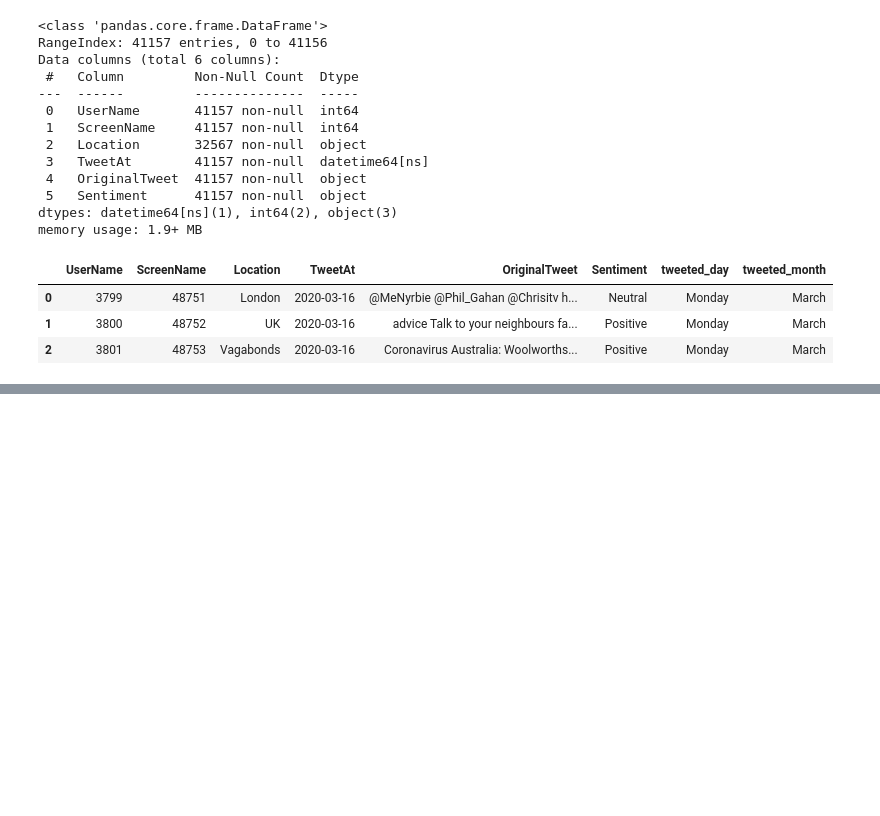
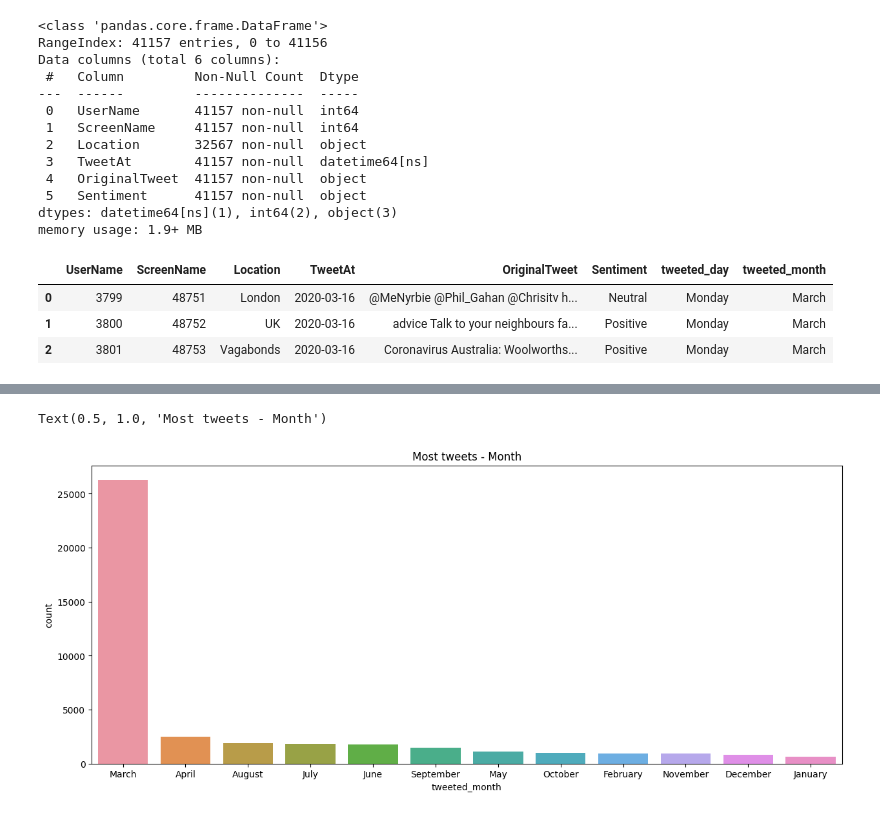
Before and after one commit to Mohamed-Harish-M-123/Capstone-Project-III, a Jupyter notebook: Coronavirus_Tweets_Sentiment_Analysis.ipynb, the cells around one changed output, grey strips where cells are left out. Cells and saved outputs as stored; diff of their text form; code cells hidden in the pictures; blank space fills up the shorter version.

Commit message:
month and day analysis is done

```diff
--- a/Coronavirus_Tweets_Sentiment_Analysis.ipynb
+++ b/Coronavirus_Tweets_Sentiment_Analysis.ipynb
@@ -150,0 +152,9 @@ sns.countplot(x='Location',data=tweets_df[tweets_df['Location'].isin(top_tweeted
+# %%
+# Checking with the 'tweeted_month' column.
+
+plt.figure(figsize=(15,6))
+sns.countplot(data=tweets_df, x='tweeted_month', order=tweets_df['tweeted_month'].value_counts(ascending=False).index)
+plt.title('Most tweets - Month')
+# %% [output]
+Text(0.5, 1.0, 'Most tweets - Month')
+[figure, added]
```
Also changed, not shown: parts of 2 cells of this notebook.
